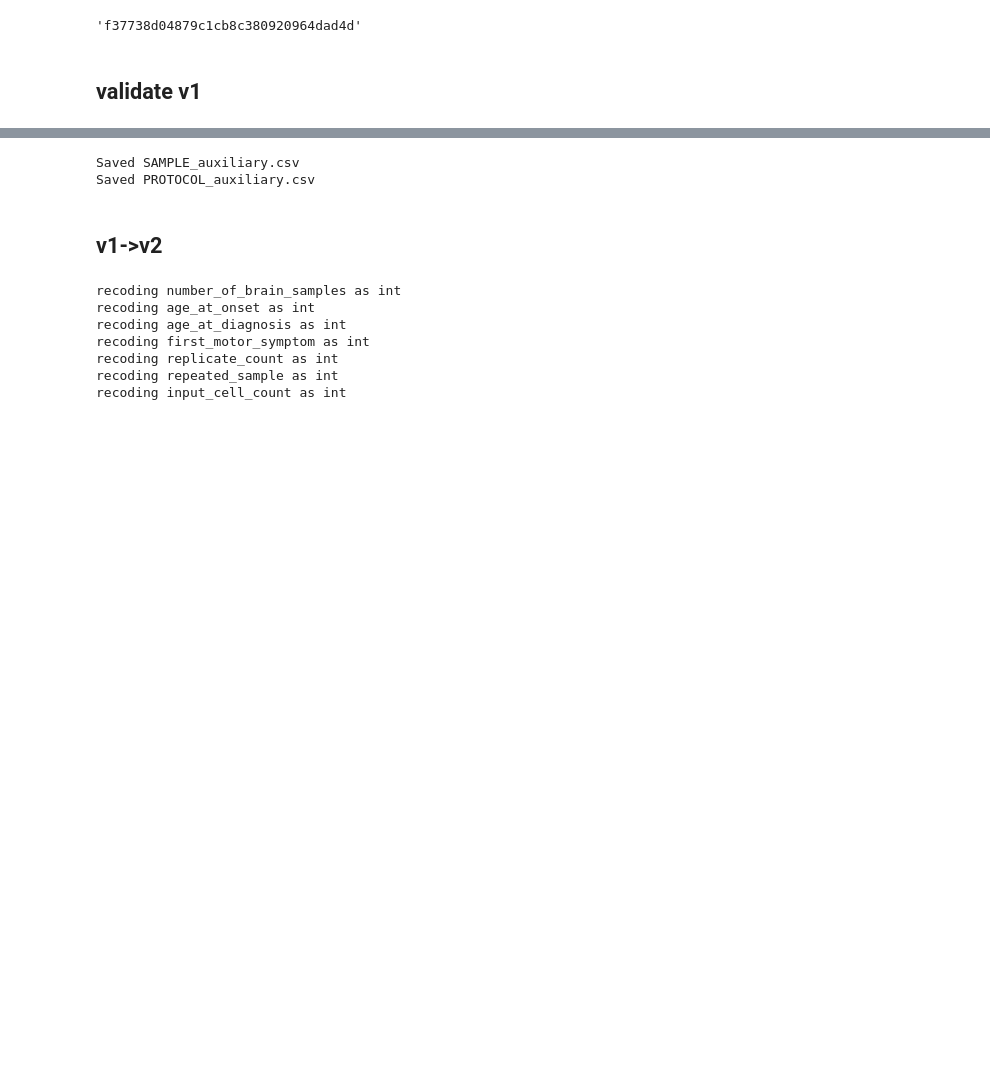
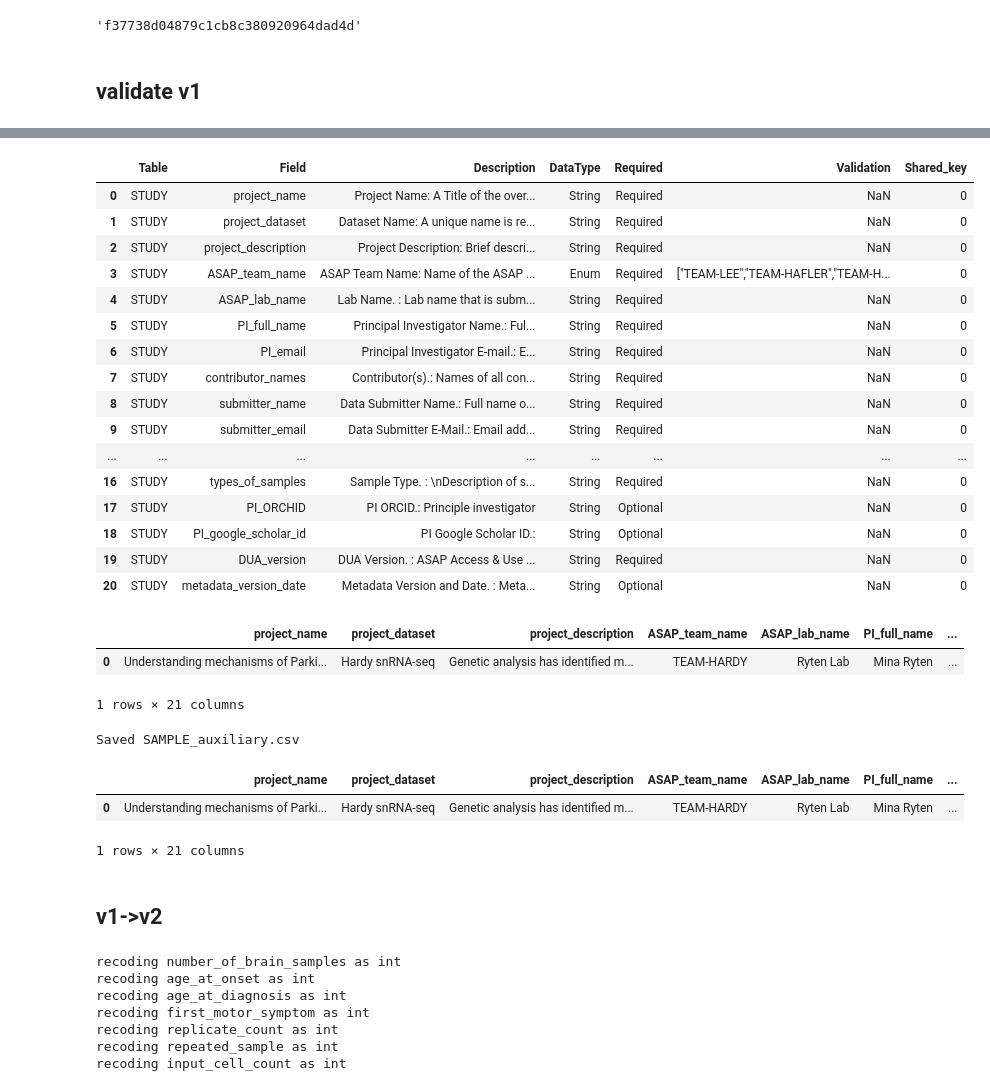
Before and after one commit to ASAP-CRN/crn-utils, a Jupyter notebook: hardy_sc_pmdbs.ipynb, the cells around one changed output, grey strips where cells are left out. Cells and saved outputs as stored; diff of their text form; code cells hidden in the pictures; blank space fills up the shorter version.

```diff
--- a/hardy_sc_pmdbs.ipynb
+++ b/hardy_sc_pmdbs.ipynb
@@ -368,6 +367,33 @@ No invalid entries found in Enum fields.
 
         - path_ad_level: 12/138 empty rows (OPTIONAL)
 No invalid entries found in Enum fields.
+# %%
+schema = CDE[CDE['Table'] == "STUDY"]
+schema
+# %% [output]
+|  | Table | Field | Description | DataType | Required | Validation | Shared_key |
+| 0 | STUDY | project_name | Project Name: A Title of the over... | String | Required | NaN | 0 |
+| 1 | STUDY | project_dataset | Dataset Name: A unique name is re... | String | Required | NaN | 0 |
+| 2 | STUDY | project_description | Project Description: Brief descri... | String | Required | NaN | 0 |
+| 3 | STUDY | ASAP_team_name | ASAP Team Name: Name of the ASAP ... | Enum | Required | ["TEAM-LEE","TEAM-HAFLER","TEAM-H... | 0 |
+| 4 | STUDY | ASAP_lab_name | Lab Name. : Lab name that is subm... | String | Required | NaN | 0 |
+| 5 | STUDY | PI_full_name | Principal Investigator Name.: Ful... | String | Required | NaN | 0 |
+| 6 | STUDY | PI_email | Principal Investigator E-mail.: E... | String | Required | NaN | 0 |
+| 7 | STUDY | contributor_names | Contributor(s).: Names of all con... | String | Required | NaN | 0 |
+| 8 | STUDY | submitter_name | Data Submitter Name.: Full name o... | String | Required | NaN | 0 |
+| 9 | STUDY | submitter_email | Data Submitter E-Mail.: Email add... | String | Required | NaN | 0 |
+| ... | ... | ... | ... | ... | ... | ... | ... |
+| 16 | STUDY | types_of_samples | Sample Type. : \nDescription of s... | String | Required | NaN | 0 |
+| 17 | STUDY | PI_ORCHID | PI ORCID.: Principle investigator | String | Optional | NaN | 0 |
+| 18 | STUDY | PI_google_scholar_id | PI Google Scholar ID.: | String | Optional | NaN | 0 |
+| 19 | STUDY | DUA_version | DUA Version. : ASAP Access & Use ... | String | Required | NaN | 0 |
+| 20 | STUDY | metadata_version_date | Metadata Version and Date. : Meta... | String | Optional | NaN | 0 |
+# %%
+STUDY
+# %% [output]
+|  | project_name | project_dataset | project_description | ASAP_team_name | ASAP_lab_name | PI_full_name | ... |
+| 0 | Understanding mechanisms of Parki... | Hardy snRNA-seq | Genetic analysis has identified m... | TEAM-HARDY | Ryten Lab | Mina Ryten | ... |
+1 rows × 21 columns
 # %%
 # make tables conform to CDE and save extra columns as "auxiliary"
 
@@ -384,7 +410,12 @@ for table in tables:
     df_out.to_csv(v1_path / f"{table}.csv", index=False)
 # %% [output]
 Saved SAMPLE_auxiliary.csv
-Saved PROTOCOL_auxiliary.csv
+# %%
+STUDY
+# %% [output]
+|  | project_name | project_dataset | project_description | ASAP_team_name | ASAP_lab_name | PI_full_name | ... |
+| 0 | Understanding mechanisms of Parki... | Hardy snRNA-seq | Genetic analysis has identified m... | TEAM-HARDY | Ryten Lab | Mina Ryten | ... |
+1 rows × 21 columns
 # %% [markdown]
 ## v1->v2
 # %%
```
Also changed, not shown: parts of 28 cells of this notebook, 15 other files.
